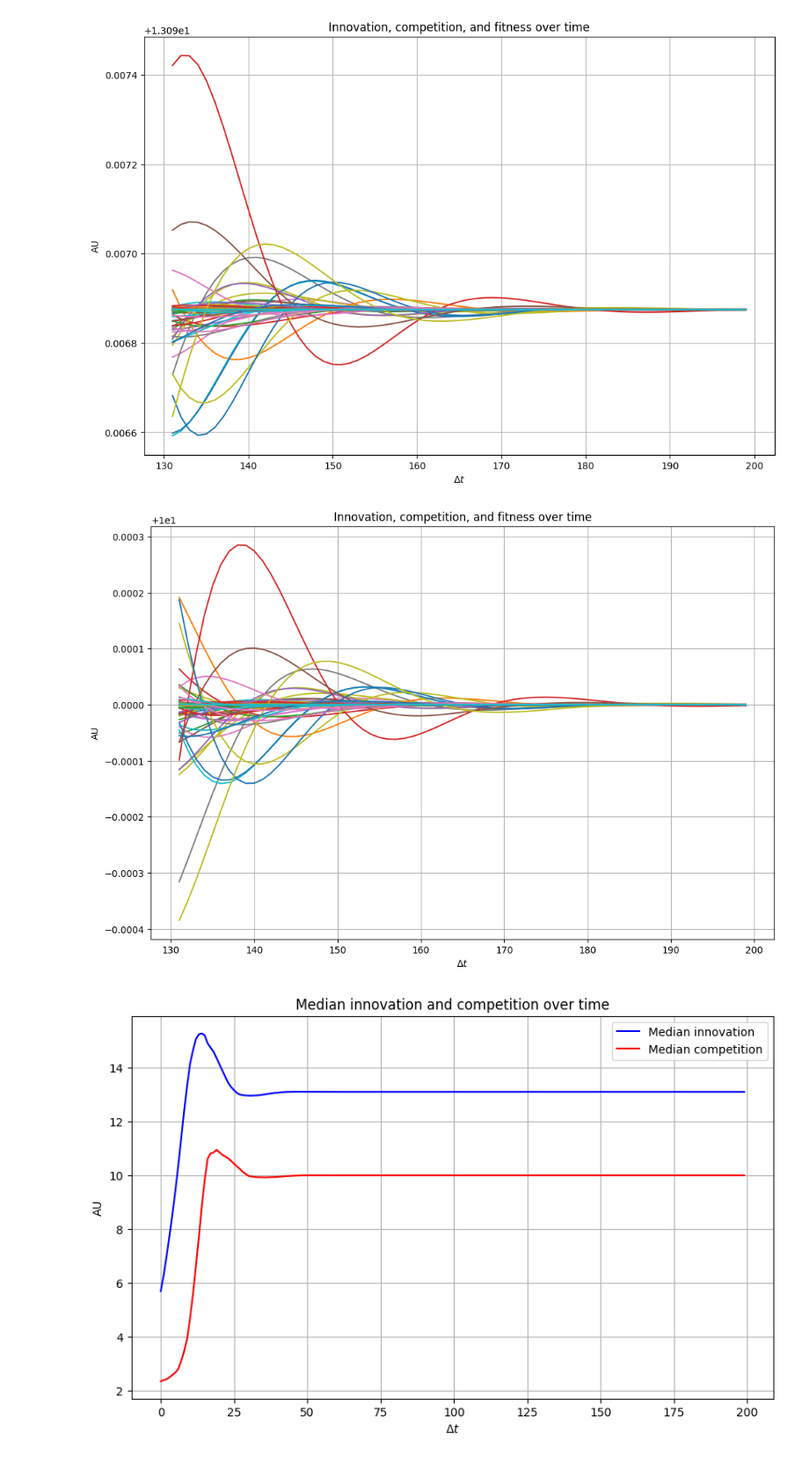
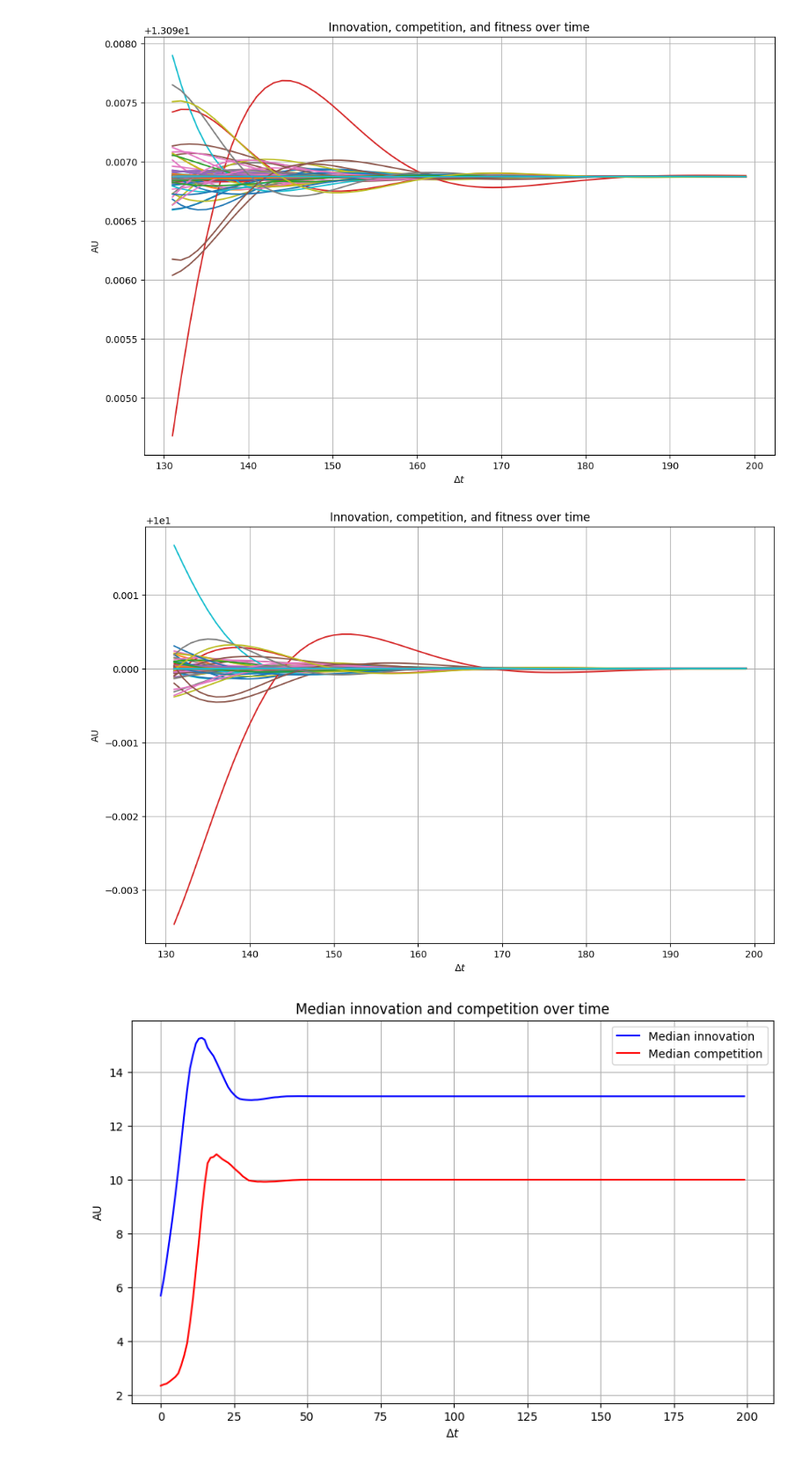
Before and after one commit to antoineruzette/innovation-competition-inspired-by-evolution, a Jupyter notebook: notebooks/plot.ipynb, the cells around one changed output. Shown at 88% size. Saved outputs shown, nothing was run; the diff lists cells and outputs as text; code cells hidden in the pictures.

```diff
--- a/notebooks/plot.ipynb
+++ b/notebooks/plot.ipynb
@@ -14,39 +14,39 @@ df = pd.read_csv('../data/simulation_data.csv')
 # plot for each group
 plt.figure(figsize=(12, 8))
 
-for group_id in range(100):
+for group_id in range(200):
     group_data = df[df['GroupID'] == group_id]
     plt.plot(group_data['TimeStep'], group_data['Innovation'], label=f'Group {group_id} Innovation')
     # plt.plot(group_data['TimeStep'], group_data['Competition'], label=f'Group {group_id} Competition')
     # plt.plot(group_data['TimeStep'], group_data['Fitness'], label=f'Group {group_id} Fitness')
 
 plt.xlabel(r'$\Delta t$')
 plt.ylabel('AU')
 plt.title('Innovation, competition, and fitness over time')
 # plt.legend()
 plt.grid(True)
-
+plt.savefig('../images/innovation_level_innovation.png', dpi=300)
 plt.show()
 
 # plot for each group
 plt.figure(figsize=(12, 8))
 
-for group_id in range(100):
+for group_id in range(200):
     group_data = df[df['GroupID'] == group_id]
     # plt.plot(group_data['TimeStep'], group_data['Innovation'], label=f'Group {group_id} Innovation')
     plt.plot(group_data['TimeStep'], group_data['Competition'], label=f'Group {group_id} Competition')
     # plt.plot(group_data['TimeStep'], group_data['Fitness'], label=f'Group {group_id} Fitness')
 
 plt.xlabel(r'$\Delta t$')
 plt.ylabel('AU')
 plt.title('Innovation, competition, and fitness over time')
 # plt.legend()
 plt.grid(True)
-
+plt.savefig('../images/innovation_level_competition.png', dpi=300)
 plt.show()
 # %% [output]
-[figure, old version]
+[figure, new version]
-[figure, old version]
+[figure, new version]
 # %%
 # load csv data
 df = pd.read_csv('../data/simulation_data.csv')
```
Also changed, not shown: parts of 1 cell of this notebook, 4 other files.
